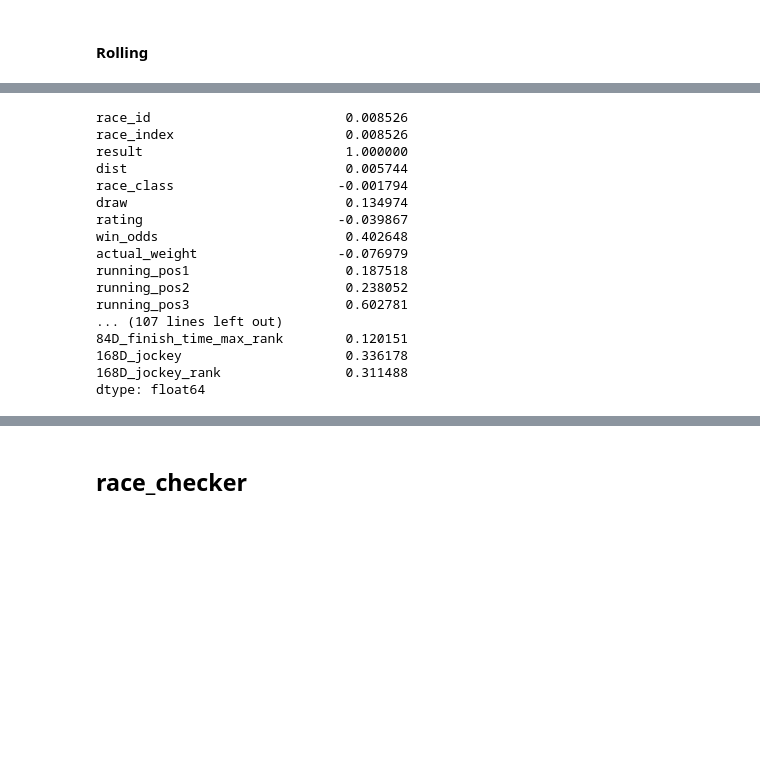
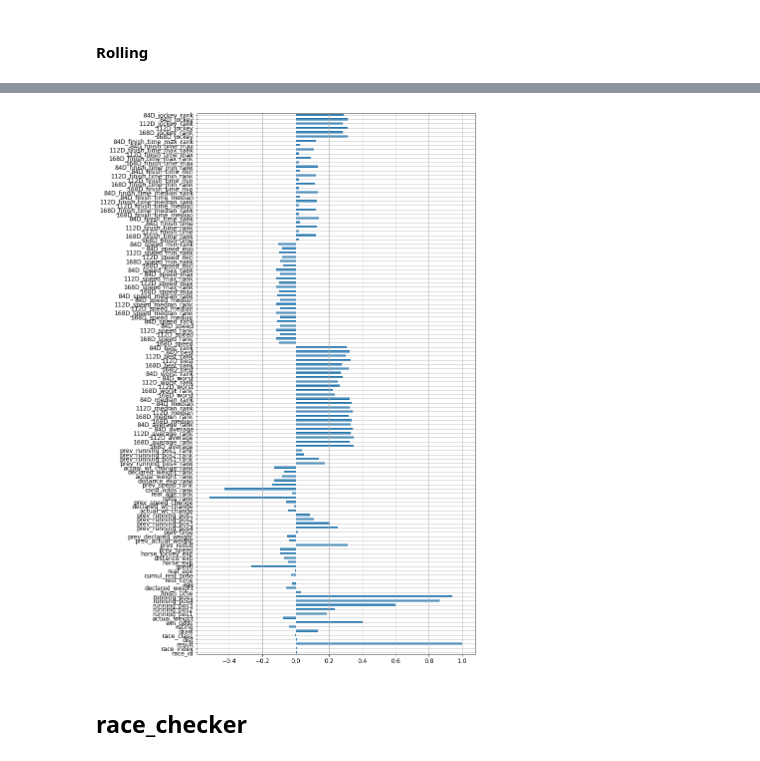
Before and after one commit to Kassden/iMa, a Jupyter notebook: records.ipynb, the cells around one changed output, grey strips where cells are left out. Saved outputs shown, nothing was run; the diff lists cells and outputs as text; code cells hidden in the pictures; blank space fills up the shorter version.

```diff
--- a/records.ipynb
+++ b/records.ipynb
@@ -277,11 +282,11 @@ roll_records_multindex = roll_records.set_index(['date','race_index'], drop=Fals
 
 #prev_jockey_result_mean
 
-roll_records_multindex["168D_jockey"] = roll_records_multindex.groupby(["name"])["prev_result"].transform(lambda s: s.rolling(6, min_periods=1).mean())
+roll_records_multindex["168D_jockey"] = roll_records_multindex.groupby(["name"])["prev_result"].transform(lambda s: s.rolling(24, min_periods=1).mean())
 roll_records_multindex["168D_jockey_rank"] = roll_records_multindex.groupby(["race_id"])["168D_jockey"].rank(pct=True, ascending=True)
 
-#roll_records["112D_jockey"] = roll_records.groupby(["name"])["result"].transform(lambda s: s.rolling("112D", min_periods=1,closed="neither").mean())
-#roll_records["112D_jockey_rank"] = roll_records.groupby(["race_index"])["112D_jockey"].rank(pct=True, ascending=True)
+roll_records_multindex["112D_jockey"] = roll_records_multindex.groupby(["name"])["prev_result"].transform(lambda s: s.rolling(16, min_periods=1).mean())
+roll_records_multindex["112D_jockey_rank"] = roll_records_multindex.groupby(["race_id"])["112D_jockey"].rank(pct=True, ascending=True)
 
-#roll_records["84D_jockey"] = roll_records.groupby(["name"])["result"].transform(lambda s: s.rolling("84D", min_periods=1,closed="neither").mean())
-#roll_records["84D_jockey_rank"] = roll_records.groupby(["race_index"])["84D_jockey"].rank(pct=True, ascending=True)
+roll_records_multindex["84D_jockey"] = roll_records_multindex.groupby(["name"])["prev_result"].transform(lambda s: s.rolling(12, min_periods=1).mean())
+roll_records_multindex["84D_jockey_rank"] = roll_records_multindex.groupby(["race_id"])["84D_jockey"].rank(pct=True, ascending=True)
@@ -292,3 +293,4 @@ ValueError: window must be an integer
 # %%
-records["jockey"].isna().value_counts()
+roll_records_multindex.reset_index(inplace=True, drop=True)
+roll_records_multindex.sort_values(by=["date","race_index","result"], ascending=False)
 # %% [output]
@@ -298,20 +310,5 @@ Name: jockey, dtype: int64
 # %%
-roll_records.corrwith(roll_records["result"])#.plot(kind='barh',figsize=(10,20),fontsize=12, grid = True)
+roll_records_multindex.corrwith(roll_records_multindex["result"]).plot(kind='barh',figsize=(10,20),fontsize=12, grid = True)
+corr=roll_records_multindex.corr()
+corr.style.background_gradient(cmap='coolwarm').set_precision(2)
 # %% [output]
-race_id                         0.008526
-race_index                      0.008526
-result                          1.000000
-dist                            0.005744
-race_class                     -0.001794
-draw                            0.134974
-rating                         -0.039867
-win_odds                        0.402648
-actual_weight                  -0.076979
-running_pos1                    0.187518
-running_pos2                    0.238052
-running_pos3                    0.602781
-... (107 lines left out)
-84D_finish_time_max_rank        0.120151
-168D_jockey                     0.336178
-168D_jockey_rank                0.311488
-dtype: float64
@@ -318,3 +316,4 @@ dtype: float64
+[figure, added]
 # %% [markdown]
 ## race_checker
 # %%
```
Also changed, not shown: parts of 5 cells of this notebook.
